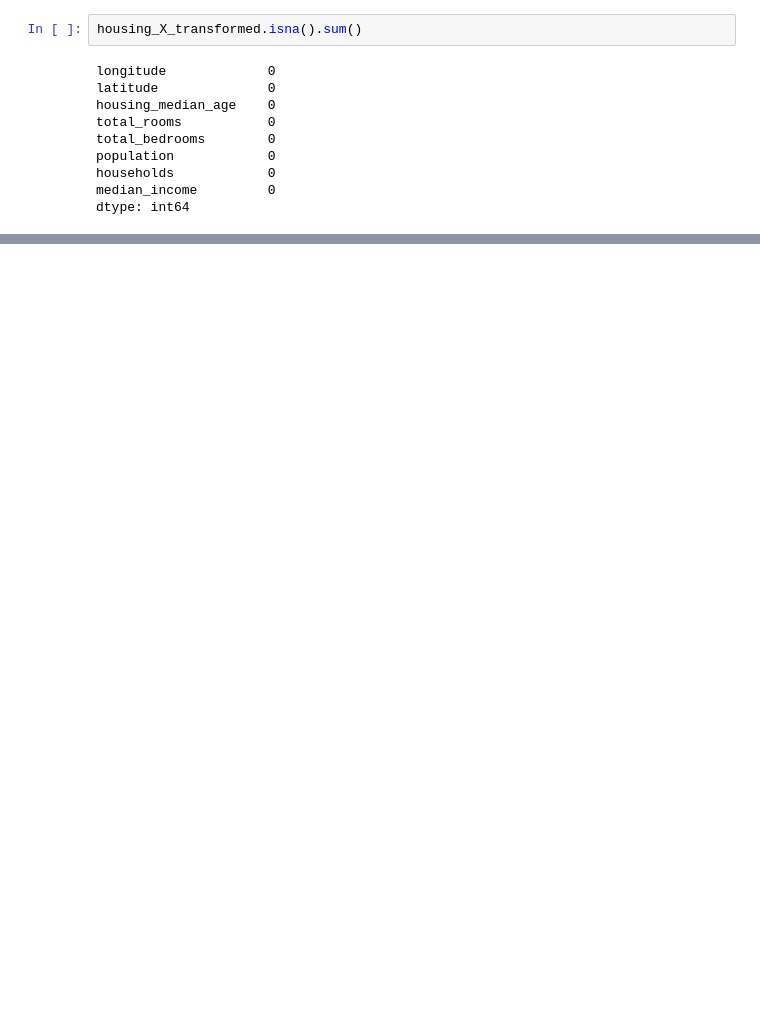
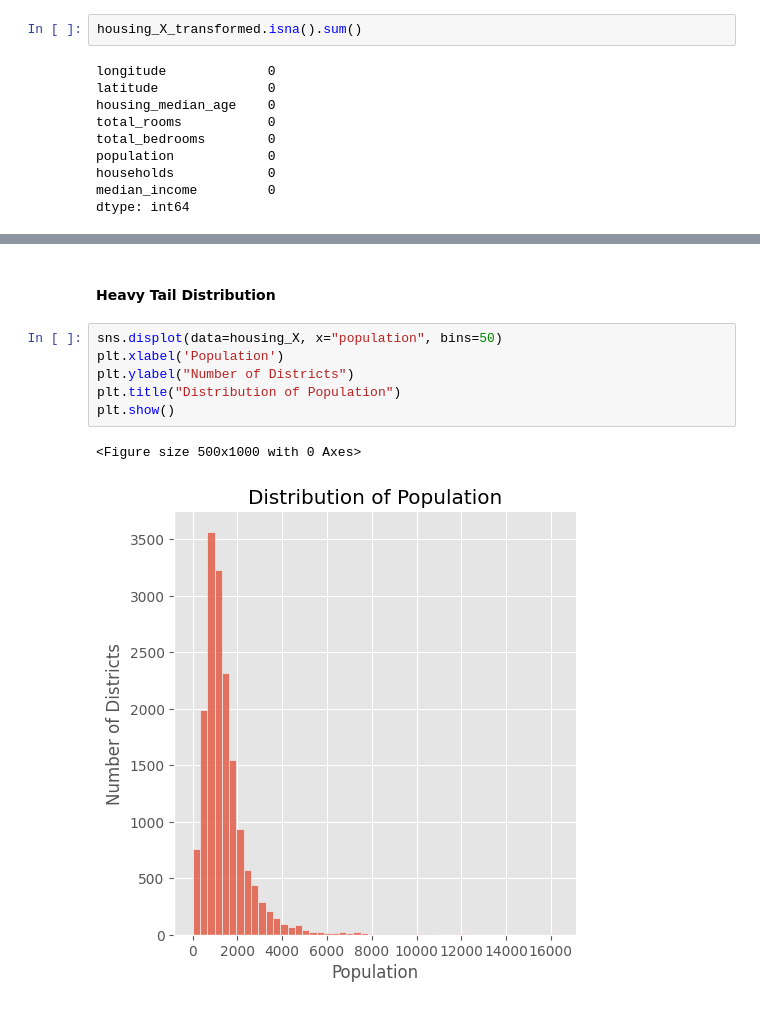
Before and after one commit to vanshuwjoshi/End-To-End-ML, a Jupyter notebook: End_To_End_ML_Problem.ipynb, the cells around one changed output, grey strips where cells are left out. Saved outputs shown, nothing was run; the diff lists cells and outputs as text; blank space fills up the shorter version.

```diff
--- a/End_To_End_ML_Problem.ipynb
+++ b/End_To_End_ML_Problem.ipynb
@@ -416,0 +523,11 @@ dtype: int64
+# %% [markdown]
+#### Heavy Tail Distribution
+# %%
+sns.displot(data=housing_X, x="population", bins=50)
+plt.xlabel('Population')
+plt.ylabel("Number of Districts")
+plt.title("Distribution of Population")
+plt.show()
+# %% [output]
+<Figure size 500x1000 with 0 Axes>
+[figure, added]
```
Also changed, not shown: parts of 20 cells of this notebook.
